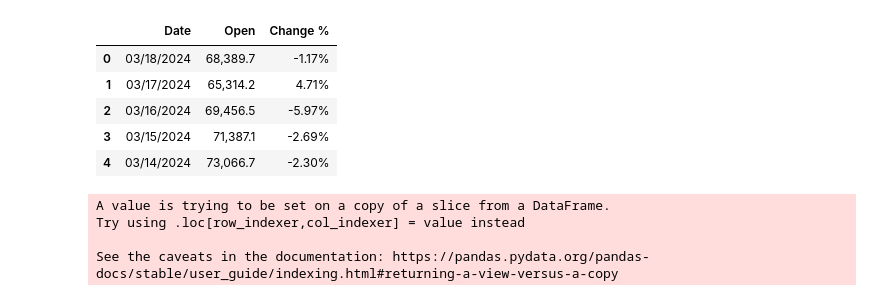
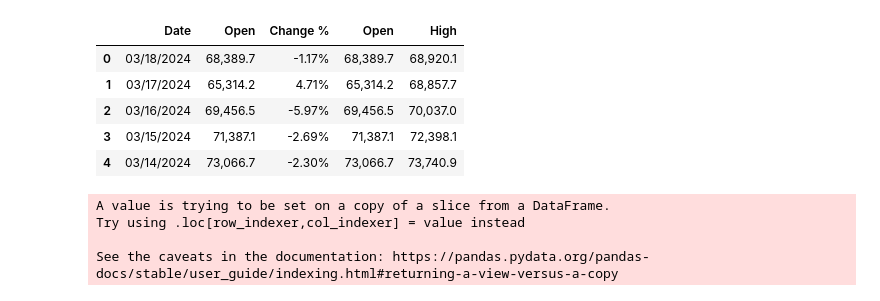
Before and after one commit to mankolepanto/ONLINE_DS_THEBRIDGE_-Jorge_Pobla-, a Jupyter notebook: EDA/btc/limpieza_btc.ipynb, the cells around one changed output. Saved outputs shown, nothing was run; the diff lists cells and outputs as text; code cells hidden in the pictures.

```diff
--- a/EDA/btc/limpieza_btc.ipynb
+++ b/EDA/btc/limpieza_btc.ipynb
@@ -29,15 +29,15 @@ print(bitcoin)
 4991  07/19/2010       0.1       0.1       0.1       0.1    0.57K    0.00%
 4992  07/18/2010       0.1       0.0       0.1       0.1    0.08K    0.00%
 # %%
-btc_limp = bitcoin[['Date', 'Open', 'Change %']]
+btc_limp = bitcoin[['Date', 'Open', 'Change %', 'Open', 'High']]
 btc_limp.head ()
 # %% [output]
-|  | Date | Open | Change % |
-| 0 | 03/18/2024 | 68,389.7 | -1.17% |
-| 1 | 03/17/2024 | 65,314.2 | 4.71% |
-| 2 | 03/16/2024 | 69,456.5 | -5.97% |
-| 3 | 03/15/2024 | 71,387.1 | -2.69% |
-| 4 | 03/14/2024 | 73,066.7 | -2.30% |
+|  | Date | Open | Change % | Open | High |
+| 0 | 03/18/2024 | 68,389.7 | -1.17% | 68,389.7 | 68,920.1 |
+| 1 | 03/17/2024 | 65,314.2 | 4.71% | 65,314.2 | 68,857.7 |
+| 2 | 03/16/2024 | 69,456.5 | -5.97% | 69,456.5 | 70,037.0 |
+| 3 | 03/15/2024 | 71,387.1 | -2.69% | 71,387.1 | 72,398.1 |
+| 4 | 03/14/2024 | 73,066.7 | -2.30% | 73,066.7 | 73,740.9 |
 # %%
 btc_limp['Change %'] = btc_limp['Change %'].str.rstrip('%').astype(float)
 # %% [output]
```
Also changed, not shown: parts of 1 cell of this notebook, 5 other files.
